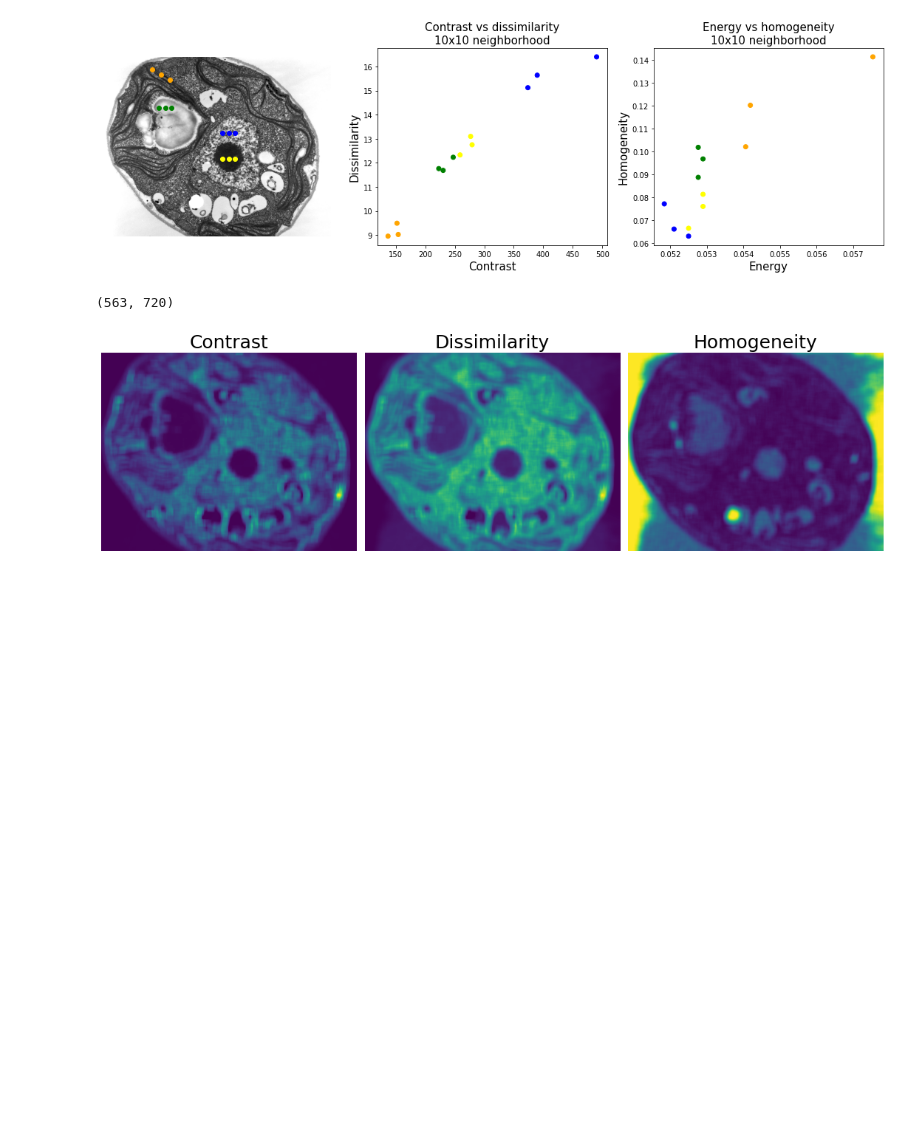
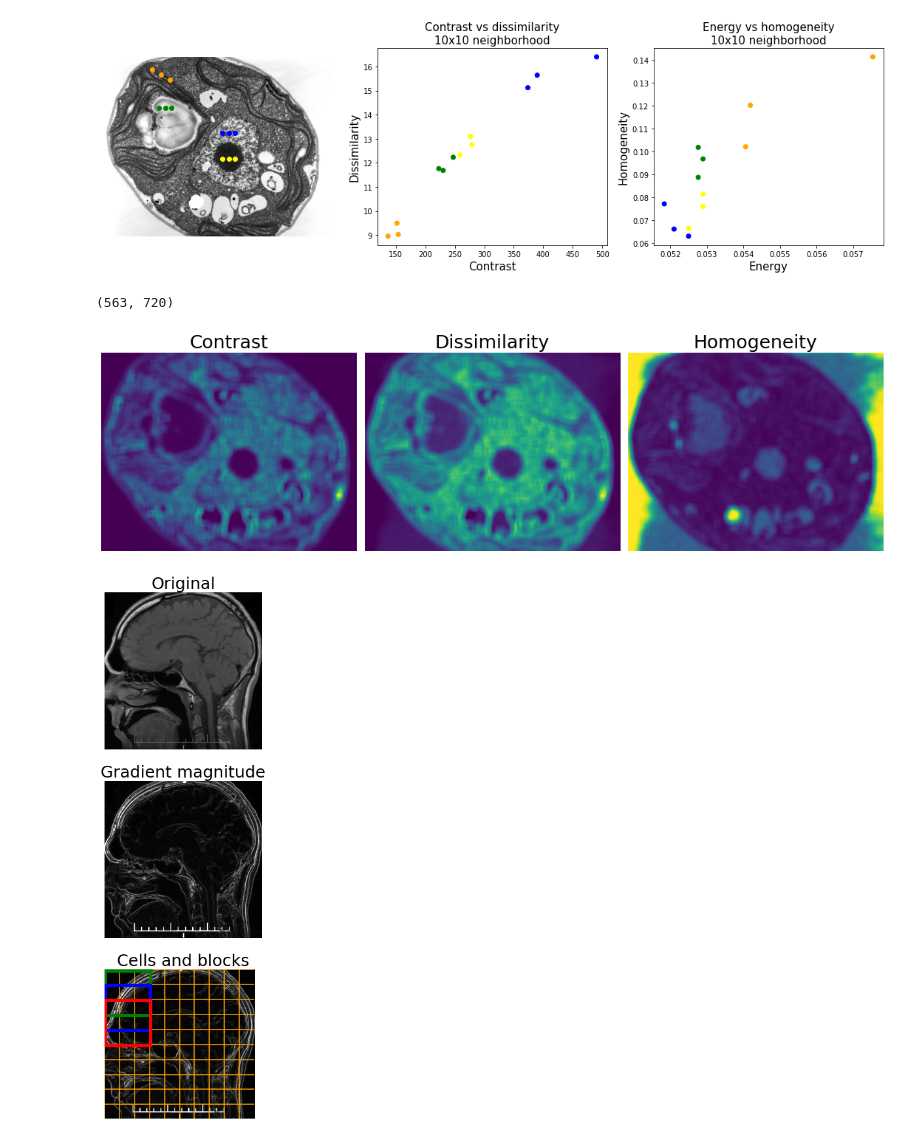
Before and after one commit to nicolaromano/BIA4, a Jupyter notebook: Lectures/06 - Features/Lecture6_figures.ipynb, the cells around one changed output. Cells and saved outputs as stored; diff of their text form; code cells hidden in the pictures; blank space fills up the shorter version.

```diff
--- a/Lectures/06 - Features/Lecture6_figures.ipynb
+++ b/Lectures/06 - Features/Lecture6_figures.ipynb
@@ -458,3 +458,38 @@ for i, a in enumerate(ax):
 plt.tight_layout()
 # %% [output]
 [figure]
+# %%
+from skimage.filters.edges import sobel
+#img = imread("Drosophila_germarium_TEM_CC0.jpg")
+img = imread("MRI_grayscale.png")
+
+fig, ax = plt.subplots(3, 1, figsize=(5, 15))
+
+im_sobel = sobel(img)
+
+ax[0].imshow(img, cmap="gray")
+ax[1].imshow(im_sobel, cmap="gray", vmax=.2)
+ax[2].imshow(im_sobel, cmap="gray", vmax=.2)
+
+ax[2].hlines(y=range(0, img.shape[0], 80),
+           xmin=0, xmax=img.shape[1], color="orange")
+ax[2].vlines(x=range(0, img.shape[1], 80),
+           ymin=0, ymax=img.shape[0], color="orange")
+
+rect = plt.Rectangle((5, 5), 240, 240, linewidth=5,
+                     edgecolor='green', facecolor='none', zorder=10)
+ax[2].add_patch(rect)
+rect = plt.Rectangle((5, 85), 240, 240, linewidth=5,
+                     edgecolor='blue', facecolor='none', zorder=10)
+ax[2].add_patch(rect)
+rect = plt.Rectangle((5, 165), 240, 240, linewidth=5,
+                     edgecolor='red', facecolor='none', zorder=10)
+ax[2].add_patch(rect)
+
+titles = ["Original", "Gradient magnitude", "Cells and blocks"]
+
+for i, a in enumerate(ax):
+    a.axis("off")
+    a.set_title(titles[i], fontsize=25)
+# %% [output]
+[figure, added]
```
Also changed, not shown: parts of 1 cell of this notebook, 5 other files.
